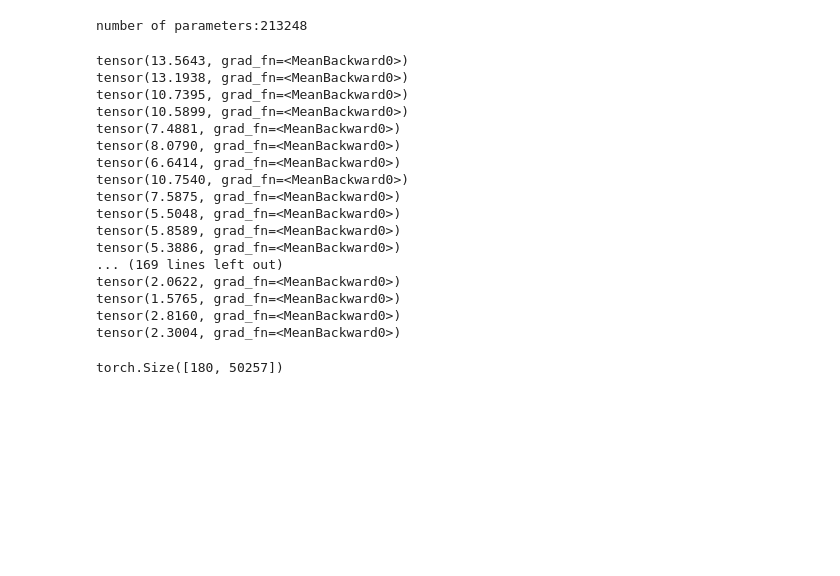
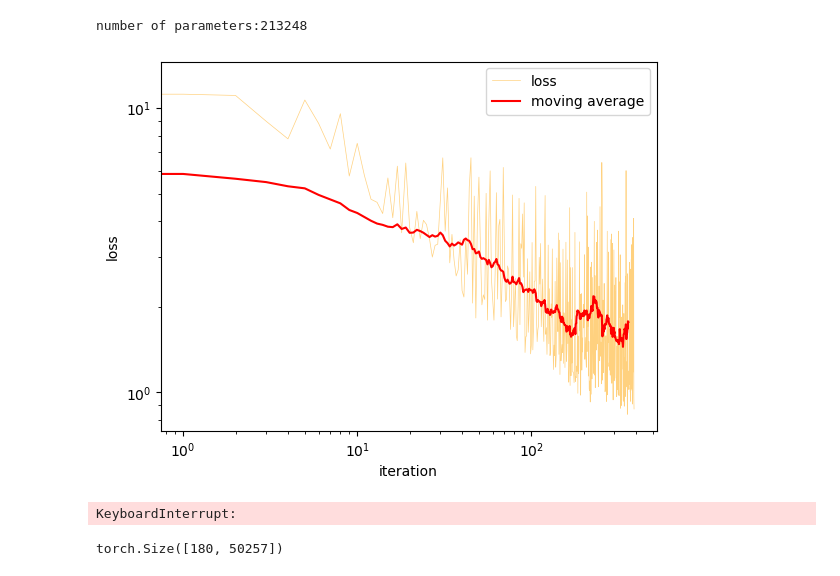
Before and after one commit to Francesco215/Language_CA, a Jupyter notebook: training.ipynb, the cells around one changed output. Cells and saved outputs as stored; diff of their text form; code cells hidden in the pictures; blank space fills up the shorter version.

Commit message:
written first version of diffusion utils
#15

```diff
--- a/training.ipynb
+++ b/training.ipynb
@@ -59,6 +59,7 @@ length of dataset in characters: 1,115,394
 train has 1,003,854 tokens
 val has 111,540 tokens
 # %%
+from src.cellular_automata import DiffusionLoss
 from src.encoder import NoiseEncoder
 
 
@@ -104,56 +105,88 @@ def sample_shakespeare(data, lenght, starting_index=None):
         return data[starting_index:]
 
     return data[starting_index:starting_index+lenght]
+
+step_weight=None
+
+
+loss_function=DiffusionLoss(decoder)
 # %% [output]
 number of parameters:213248
 # %%
 #@title {vertical-output: true}
 #@markdown # Training
 #@markdown the loss function is cross entropy ❌🎲
 
 
 
 n_epochs = int(2000)
 model.train()
 context_size=400
 model.train()
+n_steps=10
 
 edge_index=graph_maker(context_size)
 
 for i in range(n_epochs):
     noise=torch.rand(())
 
-    nodes=sample_shakespeare(train_ids, context_size)
+    target=sample_shakespeare(train_ids, context_size)
 
-    loss, losses = model.eval_loss(nodes, edge_index,noise)
+    prediction, clean_encoding, noise_encoding = encoder(target, noise)
 
-    print(loss.item())
+
+    step_loss=torch.empty(n_steps, device=device)
+
+    #do n steps
+    for j in range(n_steps):
+        #make a forward pass
+        prediction = model(prediction, edge_index)
+
+        #compute loss
+        step_loss[j]=loss_function(prediction, target, clean_encoding, noise_encoding)
+        #apply step weight if given
+        if step_weight is not None:
+            step_loss[j]*=step_weight(j)
+
+    #compute the total loss
+    loss = step_loss.mean()
+    best_possible_loss=F.cross_entropy(decoder(clean_encoding), target)
+
+
+    model.logs={'noise':noise,
+                'loss':loss.item(),
+                'best_possible_loss':best_possible_loss.item(),
+                'step_loss':step_loss.detach().cpu().numpy()}
 
     loss.backward()
     clip_grad_norm_(model.parameters(), 4*loss.item())
 
 
     optimizer.step()
     optimizer.zero_grad()  # reinitialize the gradient to zero
     model.tokens_seen+=context_size
+
+    model.losses.append(loss.item())
+
+    logging_interval=30
+    if i%logging_interval==logging_interval-1:
+        clear_output(wait=True)
+
+        m_av = moving_average(model.losses, logging_interval-1)
+
+
+        plt.plot(model.losses, label='loss', color='orange', alpha=0.5, linewidth=0.5)
+        plt.plot(m_av, label='moving average', color='red')
+
+        plt.legend()
+        plt.ylabel('loss')
+        plt.xlabel('iteration')
+        plt.yscale('log')
+        plt.xscale('log')
+        plt.show()
 # %% [output]
+[figure, added]
-tensor(13.5643, grad_fn=<MeanBackward0>)
-tensor(13.1938, grad_fn=<MeanBackward0>)
-tensor(10.7395, grad_fn=<MeanBackward0>)
-tensor(10.5899, grad_fn=<MeanBackward0>)
-tensor(7.4881, grad_fn=<MeanBackward0>)
-tensor(8.0790, grad_fn=<MeanBackward0>)
-tensor(6.6414, grad_fn=<MeanBackward0>)
-tensor(10.7540, grad_fn=<MeanBackward0>)
-tensor(7.5875, grad_fn=<MeanBackward0>)
-tensor(5.5048, grad_fn=<MeanBackward0>)
-tensor(5.8589, grad_fn=<MeanBackward0>)
-tensor(5.3886, grad_fn=<MeanBackward0>)
-... (169 lines left out)
-tensor(2.0622, grad_fn=<MeanBackward0>)
-tensor(1.5765, grad_fn=<MeanBackward0>)
-tensor(2.8160, grad_fn=<MeanBackward0>)
-tensor(2.3004, grad_fn=<MeanBackward0>)
+KeyboardInterrupt:
 # %%
 tok=tokenizer(text)
 out=model(tok, graph_maker(len(tok)))
```
Also changed, not shown: parts of 4 cells of this notebook, 2 other files.
